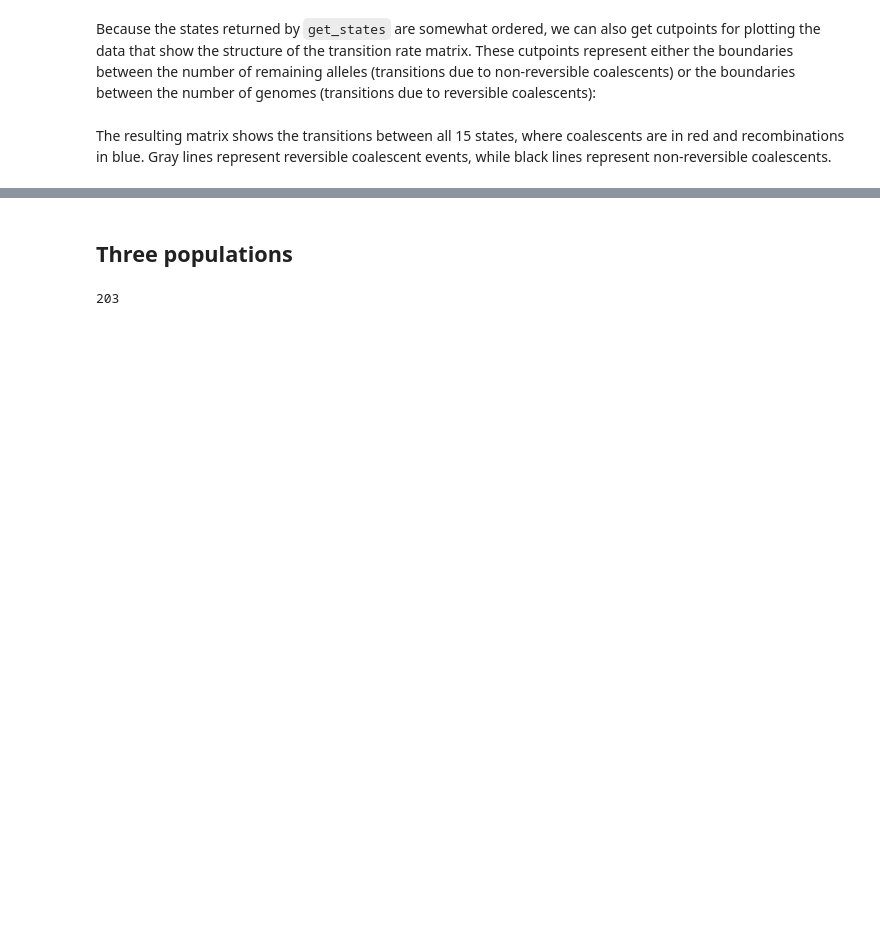
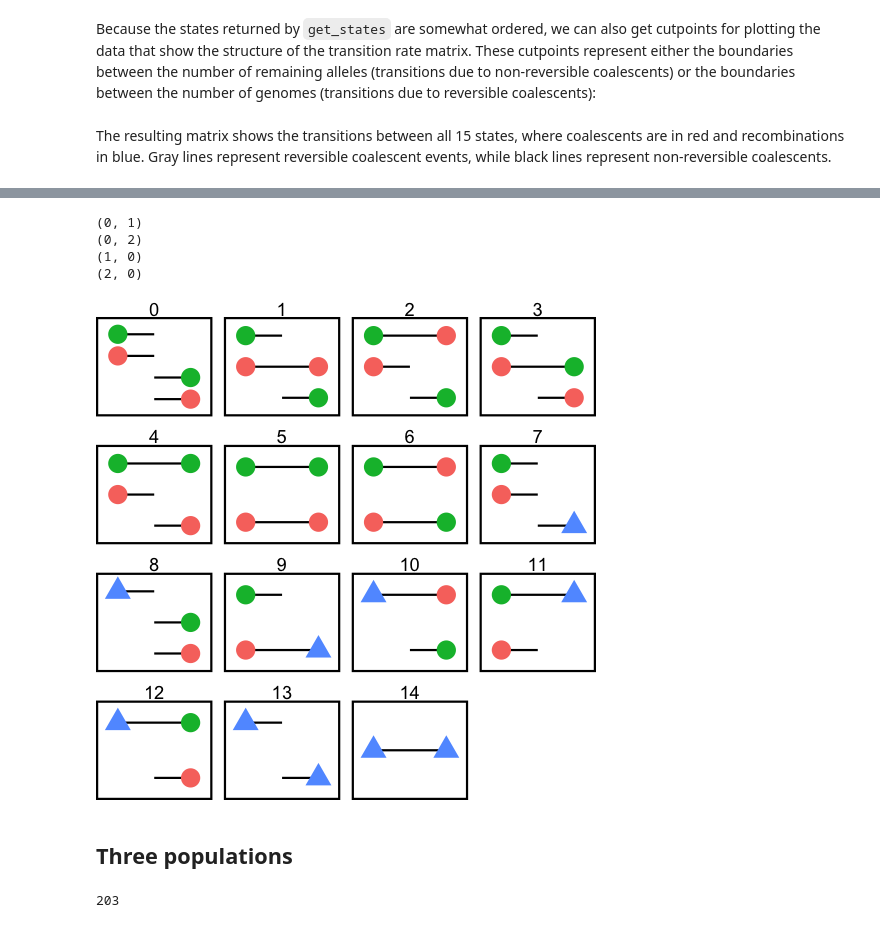
Before and after one commit to rivasiker/phasetype, a Jupyter notebook: scripts/02_state_space/01_state_space_new.ipynb, the cells around one changed output, grey strips where cells are left out. Cells and saved outputs as stored; diff of their text form; code cells hidden in the pictures; blank space fills up the shorter version.

```diff
--- a/scripts/02_state_space/01_state_space_new.ipynb
+++ b/scripts/02_state_space/01_state_space_new.ipynb
@@ -533,0 +548,10 @@ as_tibble(tab_mat_2) %>%
+# %%
+dat = pd.DataFrame(columns = ['id', 'seg_y', 'seg_xmin', 'seg_xmax', 'dot_color_left', 'dot_color_right'])
+# %%
+for i in iter_lst_2[0]:
+    print(i)
+# %% [output]
+(0, 1)
+(0, 2)
+(1, 0)
+(2, 0)
@@ -534,3 +582,35 @@ as_tibble(tab_mat_2) %>%
+# %%
+%%R -i dat_2 -w 500 -h 500 -r 150
+
+as_tibble(dat_2) %>%
+    mutate(
+        dot_color_left = ifelse(dot_color_left == '-', NA, dot_color_left),
+        dot_color_right = ifelse(dot_color_right == '-', NA, dot_color_right)
+    ) %>%
+    ggplot() +
+    geom_segment(aes(x = seg_xmin, xend = seg_xmax,
+                     y = seg_y, yend = seg_y)) +
+    geom_point(aes(x = seg_xmin, y = seg_y,
+                   color = dot_color_left, fill = dot_color_left,
+                  shape = dot_color_left %in% c('1', '2', '4')),
+              size = 4) +
+    geom_point(aes(x = seg_xmax, y = seg_y, color = dot_color_right,
+              shape = dot_color_right %in% c('1', '2', '4')),
+              size = 4) +
+    theme_void() +
+    facet_wrap(~id, scales = 'free') +
+    scale_color_discrete(na.value = 'transparent') +
+    scale_fill_discrete(na.value = 'transparent') +
+    scale_shape_manual(values=c(17, 16)) +
+    scale_x_continuous(expand = c(0.2, 0.2)) +
+    scale_y_continuous(expand = c(0.2, 0.2)) +
+    theme(legend.position = 'none',
+          panel.border = element_rect(colour = "black", fill = NA, size = 1),
+          axis.line=element_blank(),
+          panel.background=element_blank(),panel.grid.major=element_blank(),
+          panel.grid.minor=element_blank(),plot.background=element_blank())
+# %% [output]
+[figure, added]
 # %% [markdown]
 ## Three populations
 # %%
```
Also changed, not shown: parts of 11 cells of this notebook.
